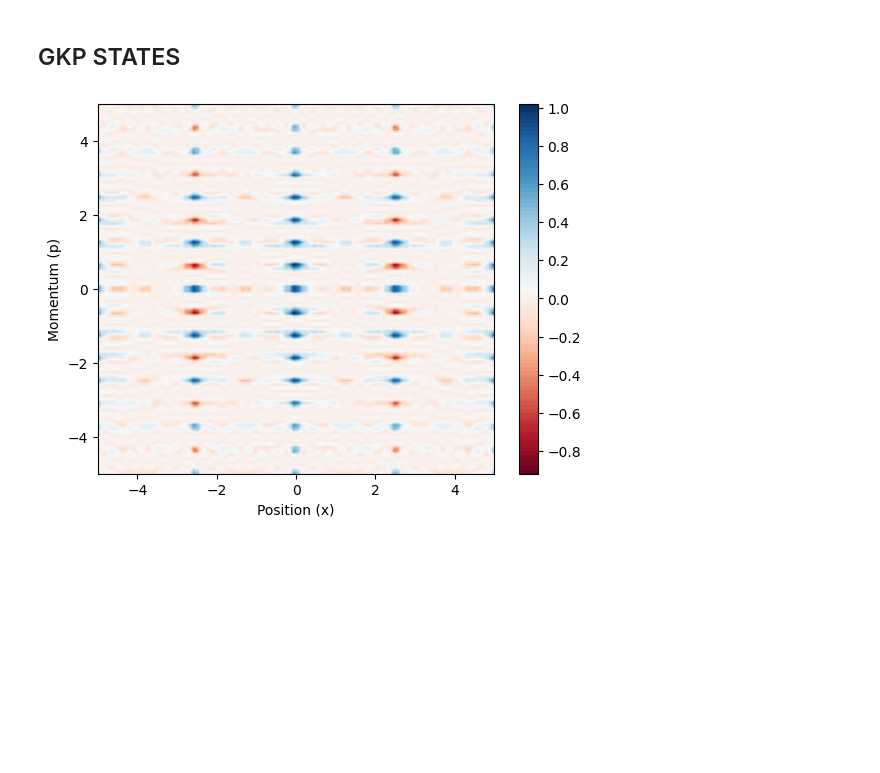
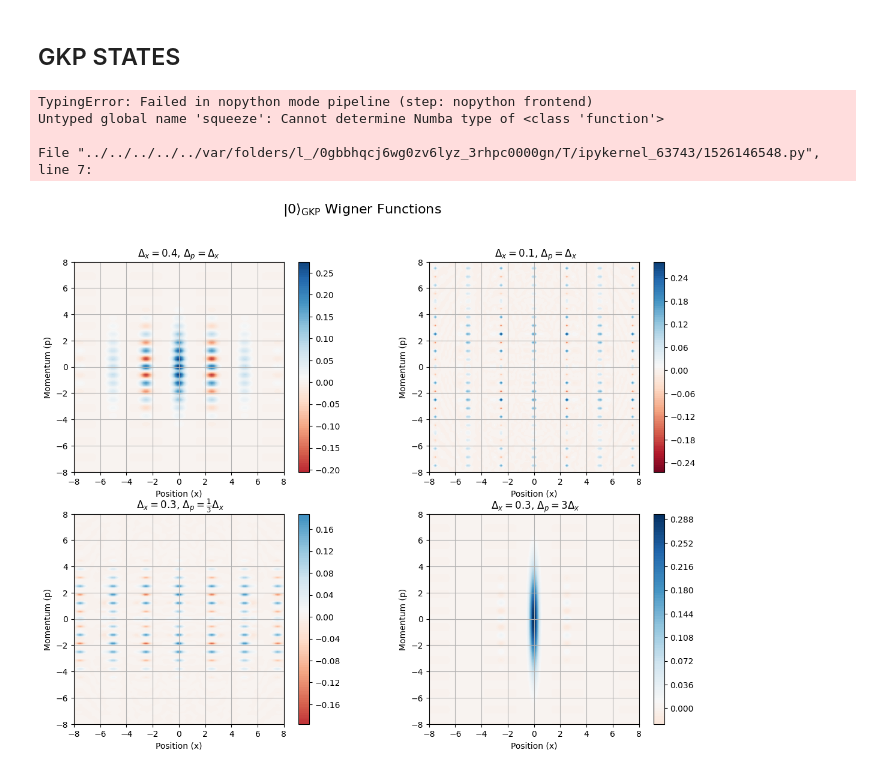
Before and after one commit to lhdarboe/Quantum-Information-Science-Project, a Jupyter notebook: GKP_LIVIA.ipynb, the cells around one changed output. Saved outputs shown, nothing was run; the diff lists cells and outputs as text; code cells hidden in the pictures; blank space fills up the shorter version.

```diff
--- a/GKP_LIVIA.ipynb
+++ b/GKP_LIVIA.ipynb
@@ -146,0 +149,10 @@ for i in range(len(n)):
+# %%
+gkp_state_0 = GKP_states(N, delta_x=0.4, delta_p=0.4, j = 0)
+gkp_state_1 = GKP_states(N, delta_x=0.1, delta_p=0.1, j = 0)
+gkp_state_2 = GKP_states(N, delta_x=0.3, delta_p=0.3*1/3, j = 0)
+gkp_state_3 = GKP_states(N, delta_x=0.3, delta_p=0.3*3, j = 0)
+# %% [output]
+TypingError: Failed in nopython mode pipeline (step: nopython frontend)
+Untyped global name 'squeeze': Cannot determine Numba type of <class 'function'>
+
+File "../../../../../var/folders/l_/0gbbhqcj6wg0zv6lyz_3rhpc0000gn/T/ipykernel_63743/1526146548.py", line 7:
@@ -147,10 +164,56 @@ for i in range(len(n)):
 # %%
-W_GKP = wigner(psi_1, x, p)
+x = np.linspace(-8, 8, 100)
+p = np.linspace(-8, 8, 100)
+
+W_GKP_0 = wigner(gkp_state_0, x, p)
+W_GKP_1 = wigner(gkp_state_1, x, p)
+W_GKP_2 = wigner(gkp_state_2, x, p)
+W_GKP_3 = wigner(gkp_state_3, x, p)
+# %%
+W_GKP_01 = wigner(gkp_state_01, x, p)
+W_GKP_11 = wigner(gkp_state_11, x, p)
+W_GKP_21 = wigner(gkp_state_21, x, p)
+W_GKP_31 = wigner(gkp_state_31, x, p)
+# %%
+vmin = min(W_GKP_0.min(), W_GKP_1.min(), W_GKP_2.min(), W_GKP_3.min(), W_GKP_01.min(), W_GKP_11.min(), W_GKP_21.min(), W_GKP_31.min())
+vmax = max(W_GKP_0.max(), W_GKP_1.max(), W_GKP_2.max(), W_GKP_3.max(), W_GKP_01.max(), W_GKP_11.max(), W_GKP_21.max(), W_GKP_31.max())
 # %%
-plt.contourf(x, p, W_GKP, levels=100, cmap='RdBu')
-plt.xlabel("Position (x)")
-plt.ylabel("Momentum (p)")
-plt.colorbar()
+fig, axs = plt.subplots(2, 2, figsize=(14, 10))
+
+plt.suptitle(r"$|0\rangle_{\rm GKP}$ Wigner Functions", fontsize=16)
+
+cf1 = axs[0,0].contourf(x, p, W_GKP_0, levels=100, cmap='RdBu', vmin=vmin, vmax=vmax)
+axs[0,0].set_xlabel("Position (x)")
+axs[0,0].set_ylabel("Momentum (p)")
+axs[0,0].set_title(r"$\Delta_x=0.4$, $\Delta_p=\Delta_x$")
+axs[0,0].set_aspect('equal')
+axs[0,0].grid()
+fig.colorbar(cf1, ax=axs[0,0])
+
+cf2 = axs[0,1].contourf(x, p, W_GKP_1, levels=100, cmap='RdBu', vmin=vmin, vmax=vmax)
+axs[0,1].set_title(r" $\Delta_x=0.1$, $\Delta_p=\Delta_x$")
+axs[0,1].set_xlabel("Position (x)")
+axs[0,1].set_ylabel("Momentum (p)")
+axs[0,1].set_aspect('equal')
+axs[0,1].grid()
+fig.colorbar(cf2, ax=axs[0,1])
+
+cf3 = axs[1,0].contourf(x, p, W_GKP_2, levels=100, cmap='RdBu', vmin=vmin, vmax=vmax)
+axs[1,0].set_title(r" $\Delta_x=0.3$, $\Delta_p=\frac{1}{3}\Delta_x$")
+axs[1,0].set_xlabel("Position (x)")
+axs[1,0].set_ylabel("Momentum (p)")
+axs[1,0].set_aspect('equal')
+axs[1,0].grid()
+fig.colorbar(cf3, ax=axs[1,0])
+
+cf4 = axs[1,1].contourf(x, p, W_GKP_3, levels=100, cmap='RdBu', vmin=vmin, vmax=vmax)
+axs[1,1].set_title(r" $\Delta_x=0.3$, $\Delta_p=3\Delta_x$")
+axs[1,1].set_xlabel("Position (x)")
+axs[1,1].set_ylabel("Momentum (p)")
+axs[1,1].set_aspect('equal')
+axs[1,1].grid()
+fig.colorbar(cf4, ax=axs[1,1])
+
 plt.show()
 # %% [output]
-[figure, old version]
+[figure, new version]
```
Also changed, not shown: parts of 5 cells of this notebook, 2 other files.
